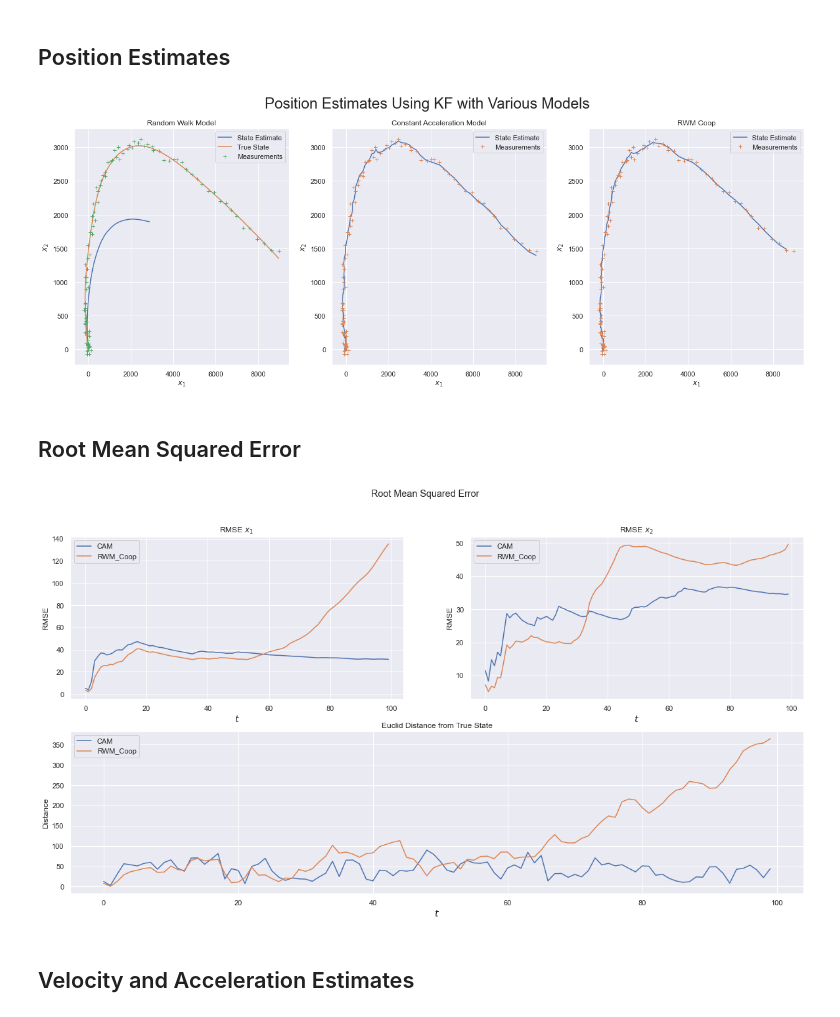
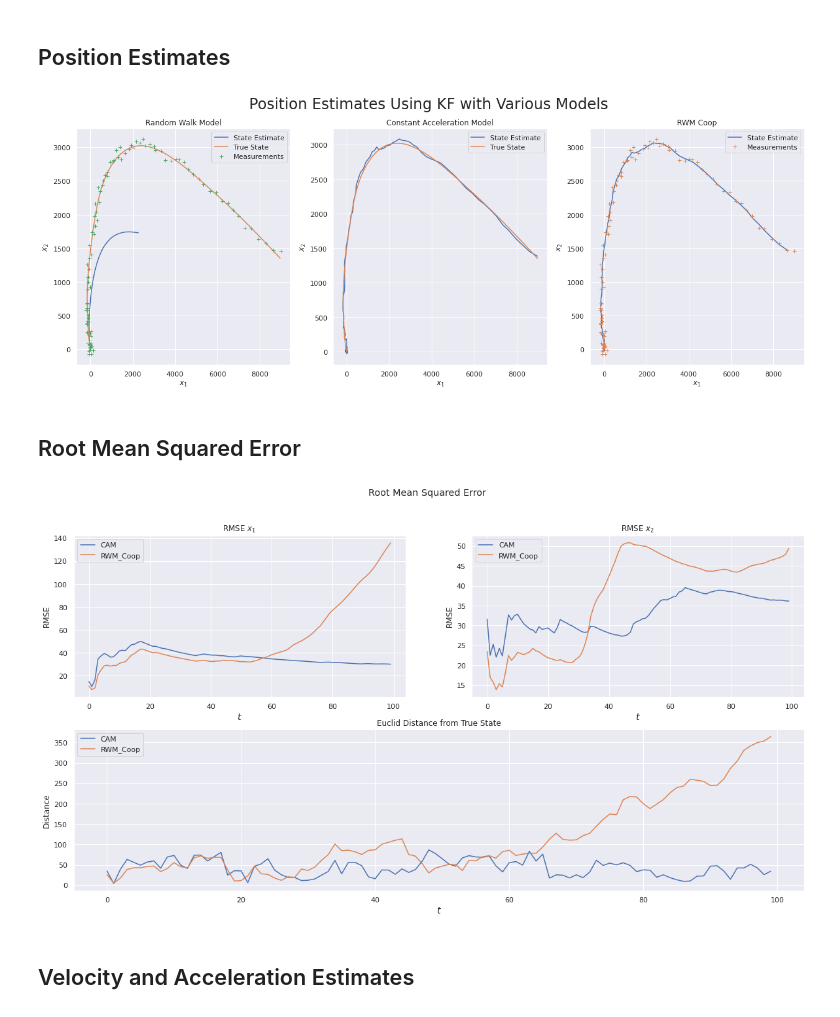
Before and after one commit to maiquang/maithanh-thesis-src, a Jupyter notebook: maithanh_kf2.ipynb, the cells around one changed output. Saved outputs shown, nothing was run; the diff lists cells and outputs as text; code cells hidden in the pictures.

```diff
--- a/maithanh_kf2.ipynb
+++ b/maithanh_kf2.ipynb
@@ -140,7 +136,7 @@ Q_tr = q_tr * np.array([
 ])
 
 H_tr = np.array([[1, 0, 0, 0, 0, 0],
-                 [0, 1, 0, 0, 0, 0]])
+                 [0, 1, 0, 0, 0, 0]], dtype="float64")
 R_tr = r_tr**2 * np.eye(2)
 
 traj = trajectory(A_tr, H_tr, Q_tr, R_tr, init_state, random_state=564,n=ndat)
@@ -160,11 +156,11 @@ plt.show()
 dt = 1
 
 # True Q and R
-# q_m = q_tr
-# r_m = r_tr
+q_m = q_tr
+r_m = r_tr
 
-q_m = 5
-r_m = 100
+# q_m = 5
+# r_m = 100
 # %% [markdown]
 ## Model Initialization
 # %%
@@ -197,7 +193,7 @@ Q_cam = q_m * np.array([
     [       0,  dt**3/6,       0, dt**2/2,       0,      dt]
 ])
 H_cam = np.array([[1, 0, 0, 0, 0, 0],
-                  [0, 1, 0, 0, 0, 0]])
+                  [0, 1, 0, 0, 0, 0]], dtype="float64")
 R_cam = r_m**2 * np.eye(2)
 
 kf_cam = KF(A=A_cam, B=None, H=H_cam, R=R_cam, Q=Q_cam)
@@ -264,36 +260,36 @@ log_coop = np.array(kf_coop.log_x)
 plt.figure(figsize=(21, 7))
 plt.suptitle("Position Estimates Using KF with Various Models", fontsize=24)
 
 plt.subplot(1, 3, 1)
 plt.plot(log_rwm[:, 0], log_rwm[:, 1], label="State Estimate")
 plt.plot(traj.X[0, :], traj.X[1, :], label="True State")
 plt.plot(traj.Y[0, :], traj.Y[1, :], '+', label="Measurements")
 plt.title("Random Walk Model")
 plt.xlabel("$x_1$")
 plt.ylabel("$x_2$")
 plt.legend()
 
 plt.subplot(1, 3, 2)
 plt.plot(log_cam[:, 0], log_cam[:, 1], label="State Estimate")
-# plt.plot(traj.X[0, :], traj.X[1, :], label="True State")
-plt.plot(traj.Y[0, :], traj.Y[1, :], '+', label="Measurements")
+plt.plot(traj.X[0, :], traj.X[1, :], label="True State")
+# plt.plot(traj.Y[0, :], traj.Y[1, :], '+', label="Measurements")
 plt.title("Constant Acceleration Model")
 plt.xlabel("$x_1$")
 plt.ylabel("$x_2$")
 plt.legend()
 
 plt.subplot(1, 3, 3)
 plt.plot(log_coop[:, 0], log_coop[:, 1], label="State Estimate")
 # plt.plot(traj.X[0, :], traj.X[1, :], label="True State")
 plt.plot(traj.Y[0, :], traj.Y[1, :], '+', label="Measurements")
 plt.title("RWM Coop")
 plt.xlabel("$x_1$")
 plt.ylabel("$x_2$")
 plt.legend()
 
 plt.show()
 # %% [output]
-[figure, old version]
+[figure, new version]
 # %% [markdown]
 ## Root Mean Squared Error
 # %%
@@ -336,7 +332,7 @@ plt.legend()
 
 plt.show()
 # %% [output]
-[figure, old version]
+[figure, new version]
 # %% [markdown]
 ## Velocity and Acceleration Estimates
 # %%
```
Also changed, not shown: parts of 3 cells of this notebook, 6 other files.
